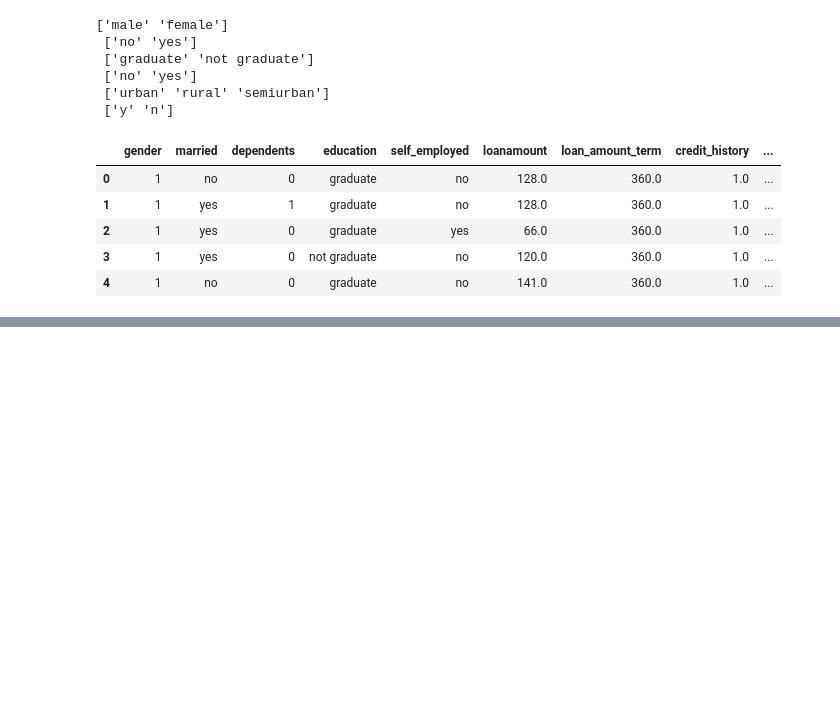
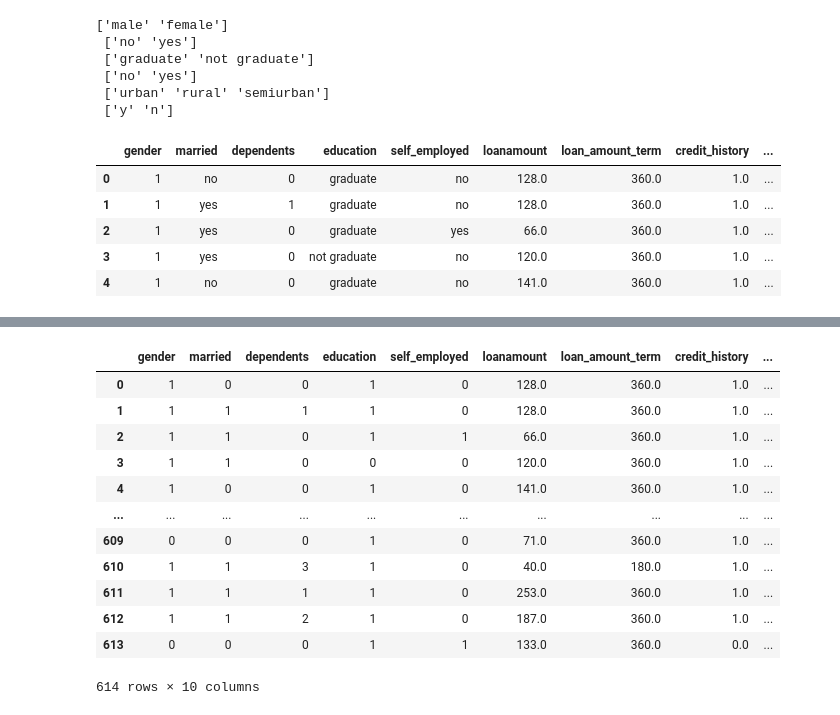
Before and after one commit to Lovish-Mehra-06/Loan-Approval-Prediction-System, a Jupyter notebook: notebook/Loan_Approval_Prediction.ipynb, the cells around one changed output, grey strips where cells are left out. Drawn from its saved outputs; the diff is of its cells as text; code cells hidden in the pictures; blank space fills up the shorter version.

```diff
--- a/notebook/Loan_Approval_Prediction.ipynb
+++ b/notebook/Loan_Approval_Prediction.ipynb
@@ -523,0 +560,19 @@ df
+# %%
+X = df.drop('loan_status', axis=1)
+y = df['loan_status']
+# %%
+X
+# %% [output]
+|  | gender | married | dependents | education | self_employed | loanamount | loan_amount_term | credit_history | ... |
+| 0 | 1 | 0 | 0 | 1 | 0 | 128.0 | 360.0 | 1.0 | ... |
+| 1 | 1 | 1 | 1 | 1 | 0 | 128.0 | 360.0 | 1.0 | ... |
+| 2 | 1 | 1 | 0 | 1 | 1 | 66.0 | 360.0 | 1.0 | ... |
+| 3 | 1 | 1 | 0 | 0 | 0 | 120.0 | 360.0 | 1.0 | ... |
+| 4 | 1 | 0 | 0 | 1 | 0 | 141.0 | 360.0 | 1.0 | ... |
+| ... | ... | ... | ... | ... | ... | ... | ... | ... | ... |
+| 609 | 0 | 0 | 0 | 1 | 0 | 71.0 | 360.0 | 1.0 | ... |
+| 610 | 1 | 1 | 3 | 1 | 0 | 40.0 | 180.0 | 1.0 | ... |
+| 611 | 1 | 1 | 1 | 1 | 0 | 253.0 | 360.0 | 1.0 | ... |
+| 612 | 1 | 1 | 2 | 1 | 0 | 187.0 | 360.0 | 1.0 | ... |
+| 613 | 0 | 0 | 0 | 1 | 1 | 133.0 | 360.0 | 0.0 | ... |
+614 rows × 10 columns
```
Also changed, not shown: parts of 30 cells of this notebook, 3 other files.
